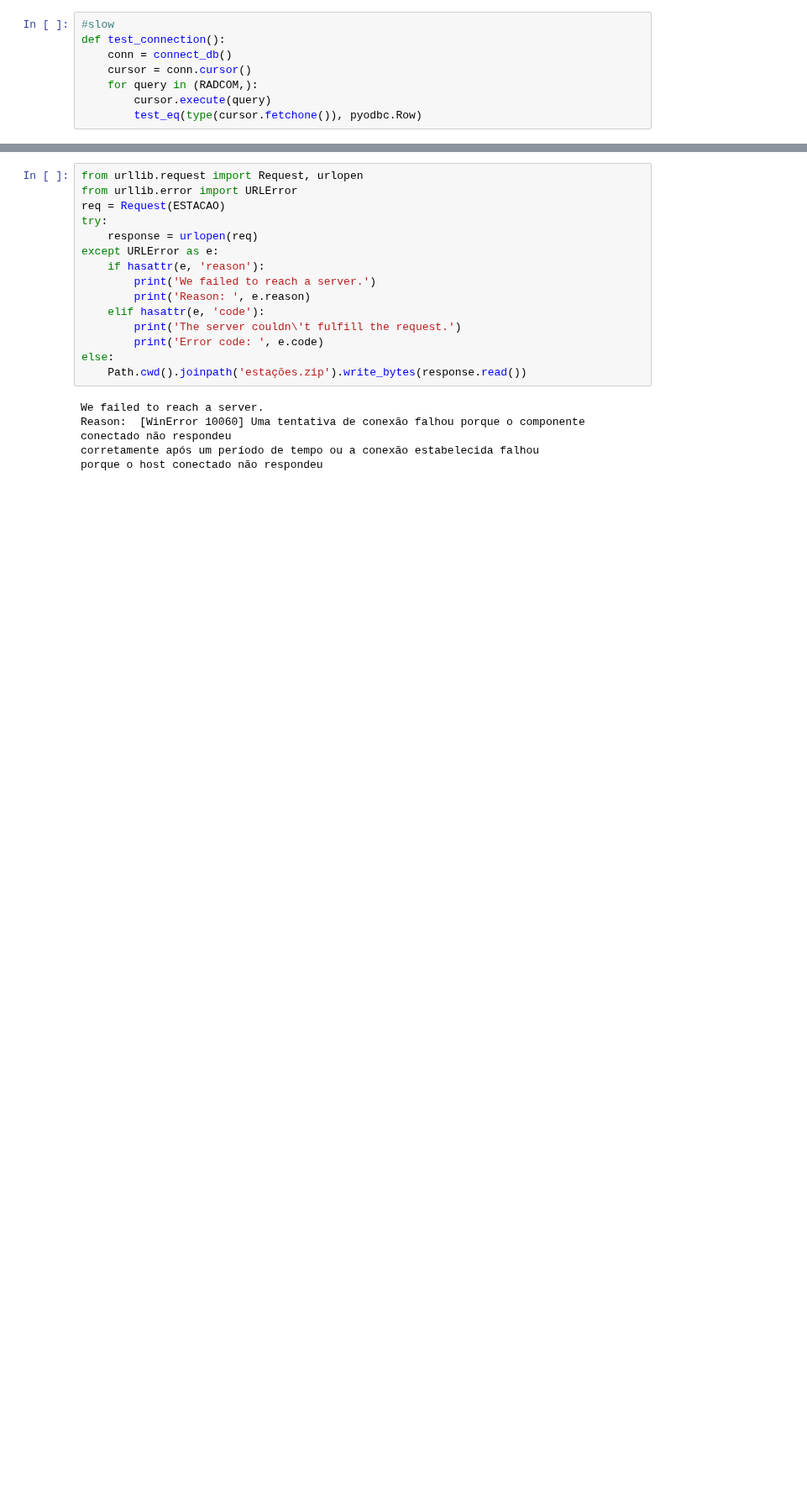
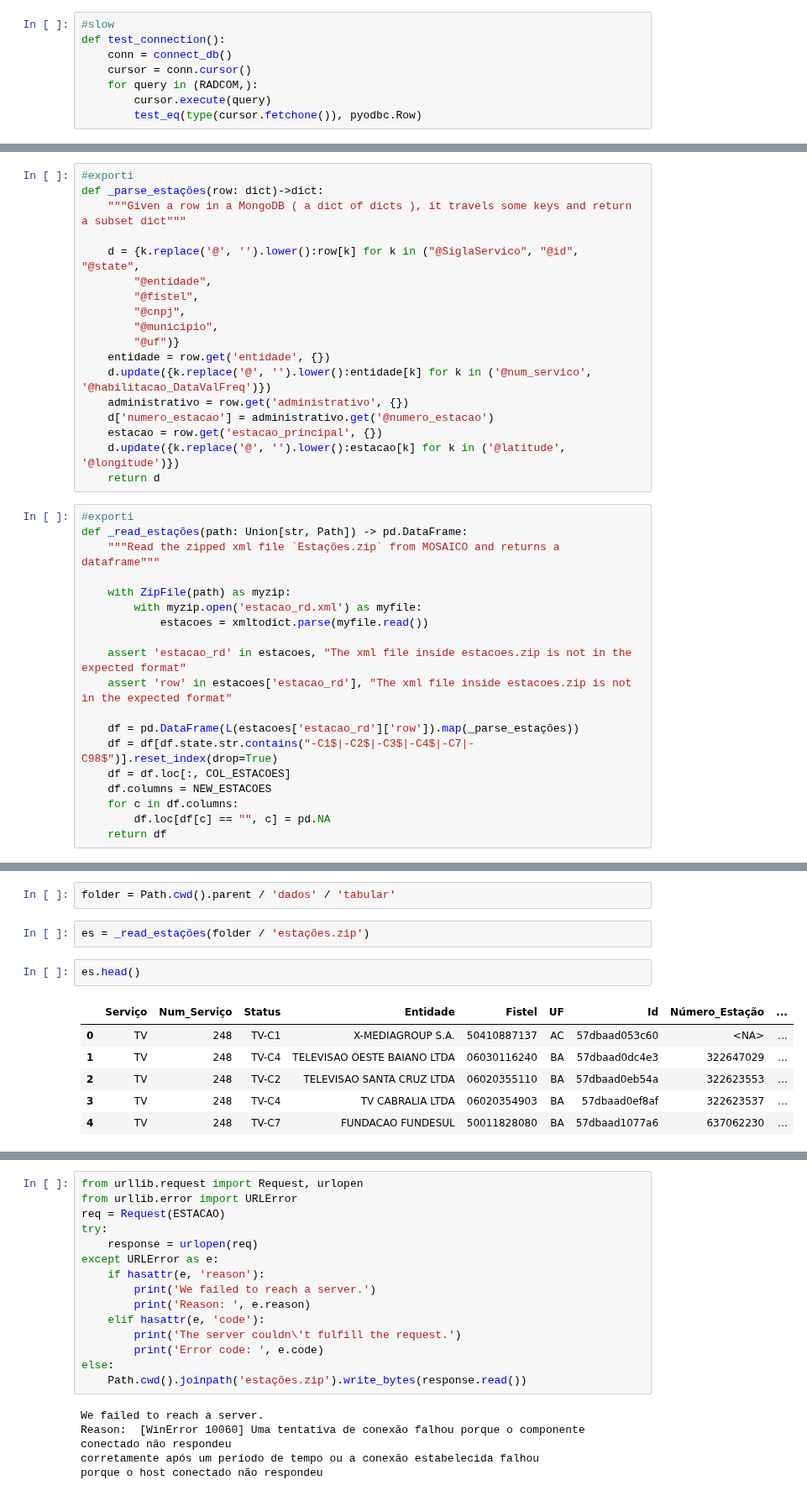
Before and after one commit to ronaldokun/anateldb, a Jupyter notebook: nbs/query.ipynb, the cells around one changed output, grey strips where cells are left out. Shown at 84% size. Drawn from its saved outputs; the diff is of its cells as text; blank space fills up the shorter version.

```diff
--- a/nbs/query.ipynb
+++ b/nbs/query.ipynb
@@ -132,0 +67,37 @@ def _read_plano_basico(path: Union[str, Path]) -> pd.DataFrame:
+# %%
+#exporti
+def _parse_estações(row: dict)->dict:
+    """Given a row in a MongoDB ( a dict of dicts ), it travels some keys and return a subset dict"""
+
+    d = {k.replace('@', '').lower():row[k] for k in ("@SiglaServico", "@id", "@state",
+        "@entidade",
+        "@fistel",
+        "@cnpj",
+        "@municipio",
+        "@uf")}
+    entidade = row.get('entidade', {})
+    d.update({k.replace('@', '').lower():entidade[k] for k in ('@num_servico', '@habilitacao_DataValFreq')})
+    administrativo = row.get('administrativo', {})
+    d['numero_estacao'] = administrativo.get('@numero_estacao')
+    estacao = row.get('estacao_principal', {})
+    d.update({k.replace('@', '').lower():estacao[k] for k in ('@latitude', '@longitude')})
+    return d
+# %%
+#exporti
+def _read_estações(path: Union[str, Path]) -> pd.DataFrame:
+    """Read the zipped xml file `Estações.zip` from MOSAICO and returns a dataframe"""
+
+    with ZipFile(path) as myzip:
+        with myzip.open('estacao_rd.xml') as myfile:
+            estacoes = xmltodict.parse(myfile.read())
+
+    assert 'estacao_rd' in estacoes, "The xml file inside estacoes.zip is not in the expected format"
+    assert 'row' in estacoes['estacao_rd'], "The xml file inside estacoes.zip is not in the expected format"
+
+    df = pd.DataFrame(L(estacoes['estacao_rd']['row']).map(_parse_estações))
+    df = df[df.state.str.contains("-C1$|-C2$|-C3$|-C4$|-C7|-C98$")].reset_index(drop=True)
+    df = df.loc[:, COL_ESTACOES]
+    df.columns = NEW_ESTACOES
+    for c in df.columns:
+        df.loc[df[c] == "", c] = pd.NA
+    return df
@@ -132,0 +242,13 @@ def _read_plano_basico(path: Union[str, Path]) -> pd.DataFrame:
+# %%
+folder = Path.cwd().parent / 'dados' / 'tabular'
+# %%
+es = _read_estações(folder / 'estações.zip')
+# %%
+es.head()
+# %% [output]
+|  | Serviço | Num_Serviço | Status | Entidade | Fistel | UF | Id | Número_Estação | ... |
+| 0 | TV | 248 | TV-C1 | X-MEDIAGROUP S.A. | 50410887137 | AC | 57dbaad053c60 | <NA> | ... |
+| 1 | TV | 248 | TV-C4 | TELEVISAO OESTE BAIANO LTDA | 06030116240 | BA | 57dbaad0dc4e3 | 322647029 | ... |
+| 2 | TV | 248 | TV-C2 | TELEVISAO SANTA CRUZ LTDA | 06020355110 | BA | 57dbaad0eb54a | 322623553 | ... |
+| 3 | TV | 248 | TV-C4 | TV CABRALIA LTDA | 06020354903 | BA | 57dbaad0ef8af | 322623537 | ... |
+| 4 | TV | 248 | TV-C7 | FUNDACAO FUNDESUL | 50011828080 | BA | 57dbaad1077a6 | 637062230 | ... |
```
Also changed, not shown: parts of 41 cells of this notebook, 20 other files.
